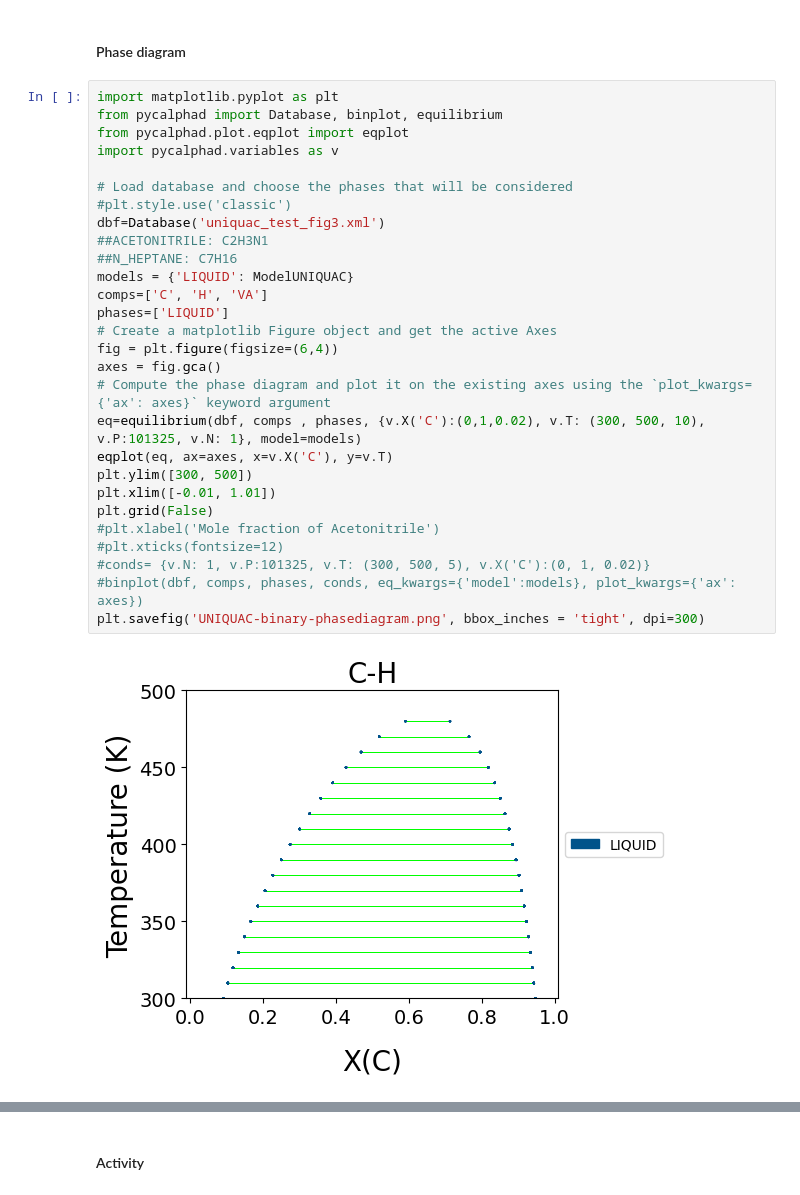
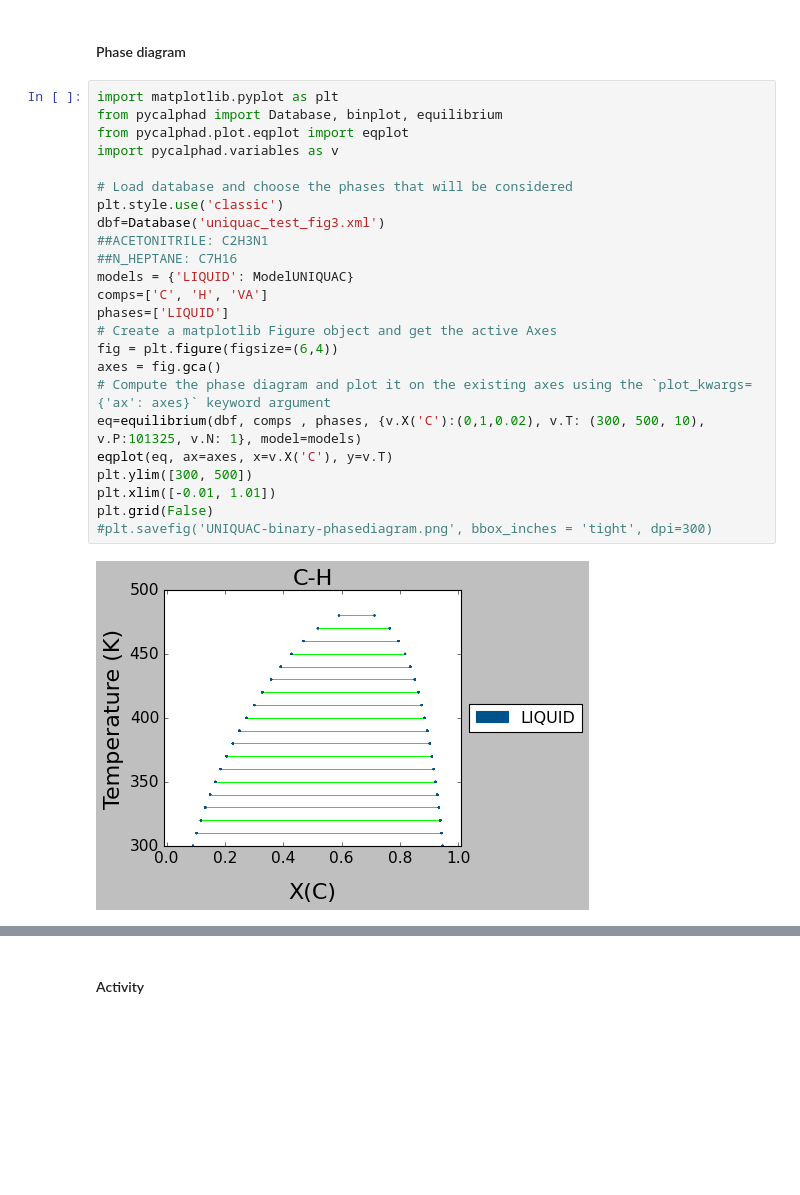
Before and after one commit to RushiGong/pycalphad, a Jupyter notebook: examples/UNIQUAC/UNIQUAC PyCalphad.ipynb, the cells around one changed output, grey strips where cells are left out. Cells and saved outputs as stored; diff of their text form; blank space fills up the shorter version.

```diff
--- a/examples/UNIQUAC/UNIQUAC PyCalphad.ipynb
+++ b/examples/UNIQUAC/UNIQUAC PyCalphad.ipynb
@@ -1571,30 +1567,26 @@ Attributes:
 # %%
 import matplotlib.pyplot as plt
 from pycalphad import Database, binplot, equilibrium
 from pycalphad.plot.eqplot import eqplot
 import pycalphad.variables as v
 
 # Load database and choose the phases that will be considered
-#plt.style.use('classic')
+plt.style.use('classic')
 dbf=Database('uniquac_test_fig3.xml')
 ##ACETONITRILE: C2H3N1
 ##N_HEPTANE: C7H16
 models = {'LIQUID': ModelUNIQUAC}
 comps=['C', 'H', 'VA']
 phases=['LIQUID']
 # Create a matplotlib Figure object and get the active Axes
 fig = plt.figure(figsize=(6,4))
 axes = fig.gca()
 # Compute the phase diagram and plot it on the existing axes using the `plot_kwargs={'ax': axes}` keyword argument
 eq=equilibrium(dbf, comps , phases, {v.X('C'):(0,1,0.02), v.T: (300, 500, 10), v.P:101325, v.N: 1}, model=models)
 eqplot(eq, ax=axes, x=v.X('C'), y=v.T)
 plt.ylim([300, 500])
 plt.xlim([-0.01, 1.01])
 plt.grid(False)
-#plt.xlabel('Mole fraction of Acetonitrile')
-#plt.xticks(fontsize=12)
-#conds= {v.N: 1, v.P:101325, v.T: (300, 500, 5), v.X('C'):(0, 1, 0.02)}
-#binplot(dbf, comps, phases, conds, eq_kwargs={'model':models}, plot_kwargs={'ax': axes})
-plt.savefig('UNIQUAC-binary-phasediagram.png', bbox_inches = 'tight', dpi=300)
+#plt.savefig('UNIQUAC-binary-phasediagram.png', bbox_inches = 'tight', dpi=300)
 # %% [output]
-[figure, old version]
+[figure, new version]
```
Also changed, not shown: parts of 10 cells of this notebook.
